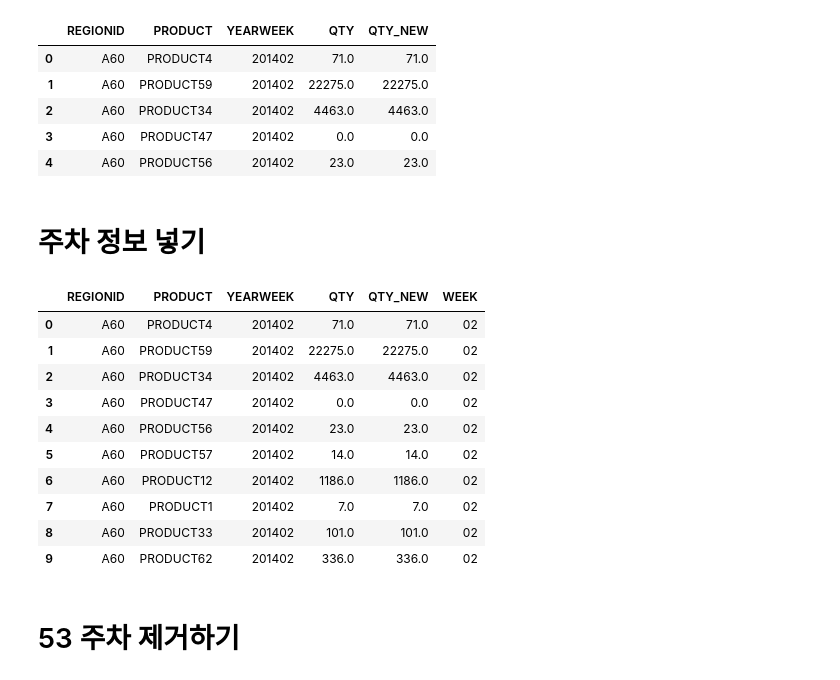
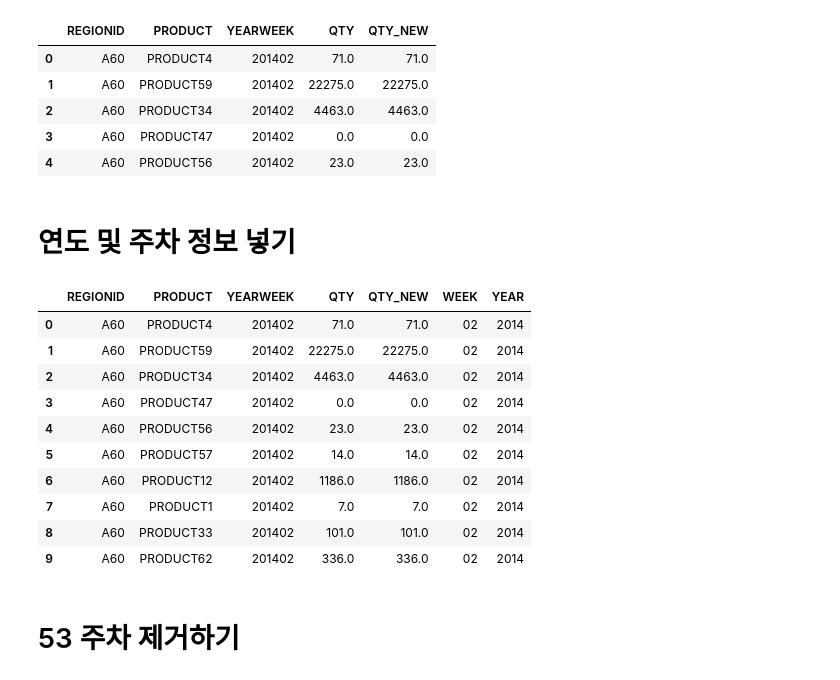
Before and after one commit to mocabon/pythonProject, a Jupyter notebook: mini.ipynb, the cells around one changed output. Cells and saved outputs as stored; diff of their text form; code cells hidden in the pictures.

```diff
--- a/mini.ipynb
+++ b/mini.ipynb
@@ -30,7 +30,7 @@ kpData =  pd.read_csv("./dataset/kopo_parameter.csv")
 kdtData =  pd.read_csv("./dataset/KOPO_DECISION_TREE_ALL_NEW.csv")
 
 kcsData =  pd.read_csv("./dataset/kopo_channel_seasonality_new.csv")
-
+kcsData.columns = kcsData.columns.str.upper()
 kcsData.head()
 # %% [output]
 |  | REGIONID | PRODUCT | YEARWEEK | QTY |
@@ -63,23 +126,27 @@ kcsData.head()
 | 3 | A60 | PRODUCT47 | 201402 | 0.0 | 0.0 |
 | 4 | A60 | PRODUCT56 | 201402 | 23.0 | 23.0 |
 # %% [markdown]
-# 주차 정보 넣기
+# 연도 및 주차 정보 넣기
 # %%
+kcsData["YEAR"] = kcsData["YEARWEEK"].astype(str).str[0:4]
+kcsData.sort_values(["YEARWEEK"], ascending=True)
+kcsData.head(10)
+
 kcsData["WEEK"] = kcsData["YEARWEEK"].astype(str).str[4:]
 kcsData.sort_values(["YEARWEEK"], ascending=True)
 kcsData.head(10)
 # %% [output]
-|  | REGIONID | PRODUCT | YEARWEEK | QTY | QTY_NEW | WEEK |
-| 0 | A60 | PRODUCT4 | 201402 | 71.0 | 71.0 | 02 |
-| 1 | A60 | PRODUCT59 | 201402 | 22275.0 | 22275.0 | 02 |
-| 2 | A60 | PRODUCT34 | 201402 | 4463.0 | 4463.0 | 02 |
-| 3 | A60 | PRODUCT47 | 201402 | 0.0 | 0.0 | 02 |
-| 4 | A60 | PRODUCT56 | 201402 | 23.0 | 23.0 | 02 |
-| 5 | A60 | PRODUCT57 | 201402 | 14.0 | 14.0 | 02 |
-| 6 | A60 | PRODUCT12 | 201402 | 1186.0 | 1186.0 | 02 |
-| 7 | A60 | PRODUCT1 | 201402 | 7.0 | 7.0 | 02 |
-| 8 | A60 | PRODUCT33 | 201402 | 101.0 | 101.0 | 02 |
-| 9 | A60 | PRODUCT62 | 201402 | 336.0 | 336.0 | 02 |
+|  | REGIONID | PRODUCT | YEARWEEK | QTY | QTY_NEW | WEEK | YEAR |
+| 0 | A60 | PRODUCT4 | 201402 | 71.0 | 71.0 | 02 | 2014 |
+| 1 | A60 | PRODUCT59 | 201402 | 22275.0 | 22275.0 | 02 | 2014 |
+| 2 | A60 | PRODUCT34 | 201402 | 4463.0 | 4463.0 | 02 | 2014 |
+| 3 | A60 | PRODUCT47 | 201402 | 0.0 | 0.0 | 02 | 2014 |
+| 4 | A60 | PRODUCT56 | 201402 | 23.0 | 23.0 | 02 | 2014 |
+| 5 | A60 | PRODUCT57 | 201402 | 14.0 | 14.0 | 02 | 2014 |
+| 6 | A60 | PRODUCT12 | 201402 | 1186.0 | 1186.0 | 02 | 2014 |
+| 7 | A60 | PRODUCT1 | 201402 | 7.0 | 7.0 | 02 | 2014 |
+| 8 | A60 | PRODUCT33 | 201402 | 101.0 | 101.0 | 02 | 2014 |
+| 9 | A60 | PRODUCT62 | 201402 | 336.0 | 336.0 | 02 | 2014 |
 # %% [markdown]
 # 53 주차 제거하기
 # %%
```
Also changed, not shown: parts of 17 cells of this notebook.
